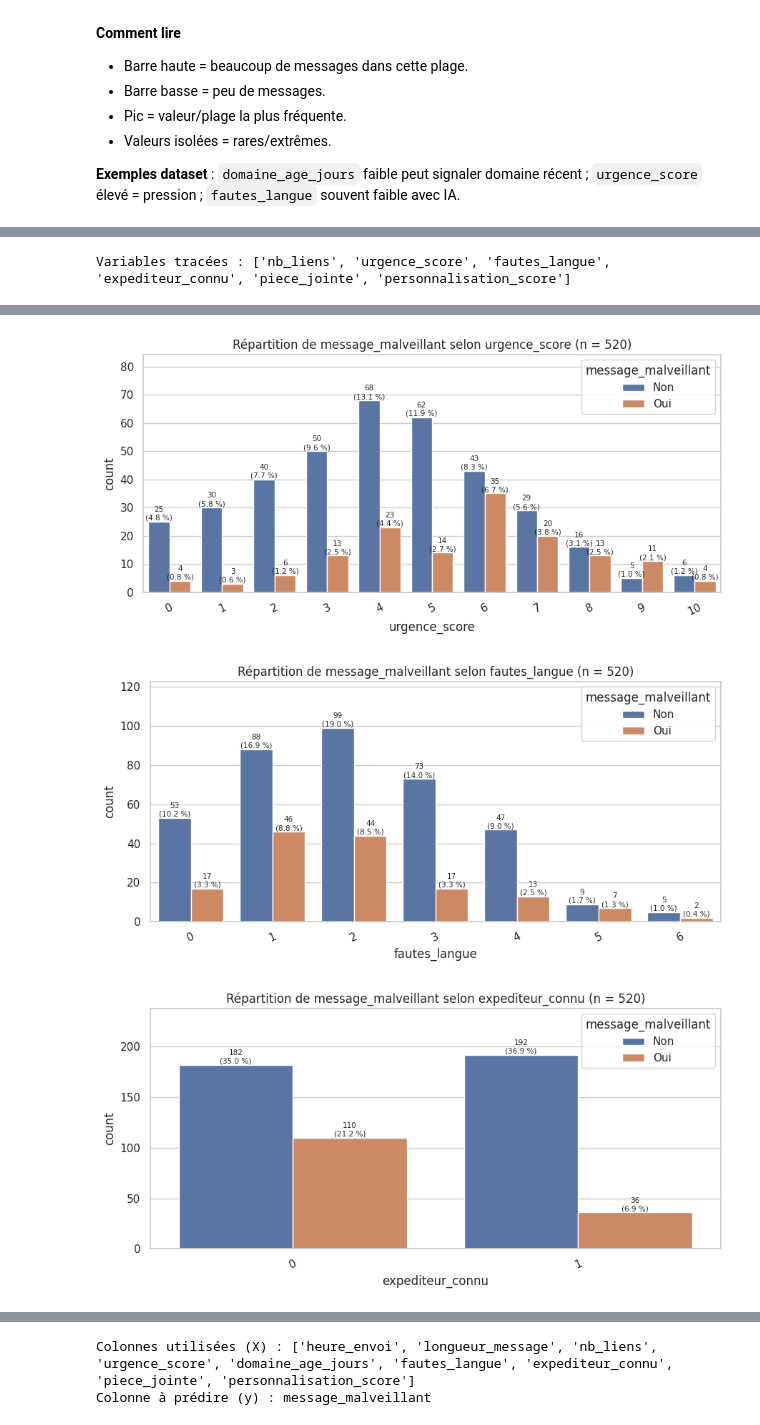
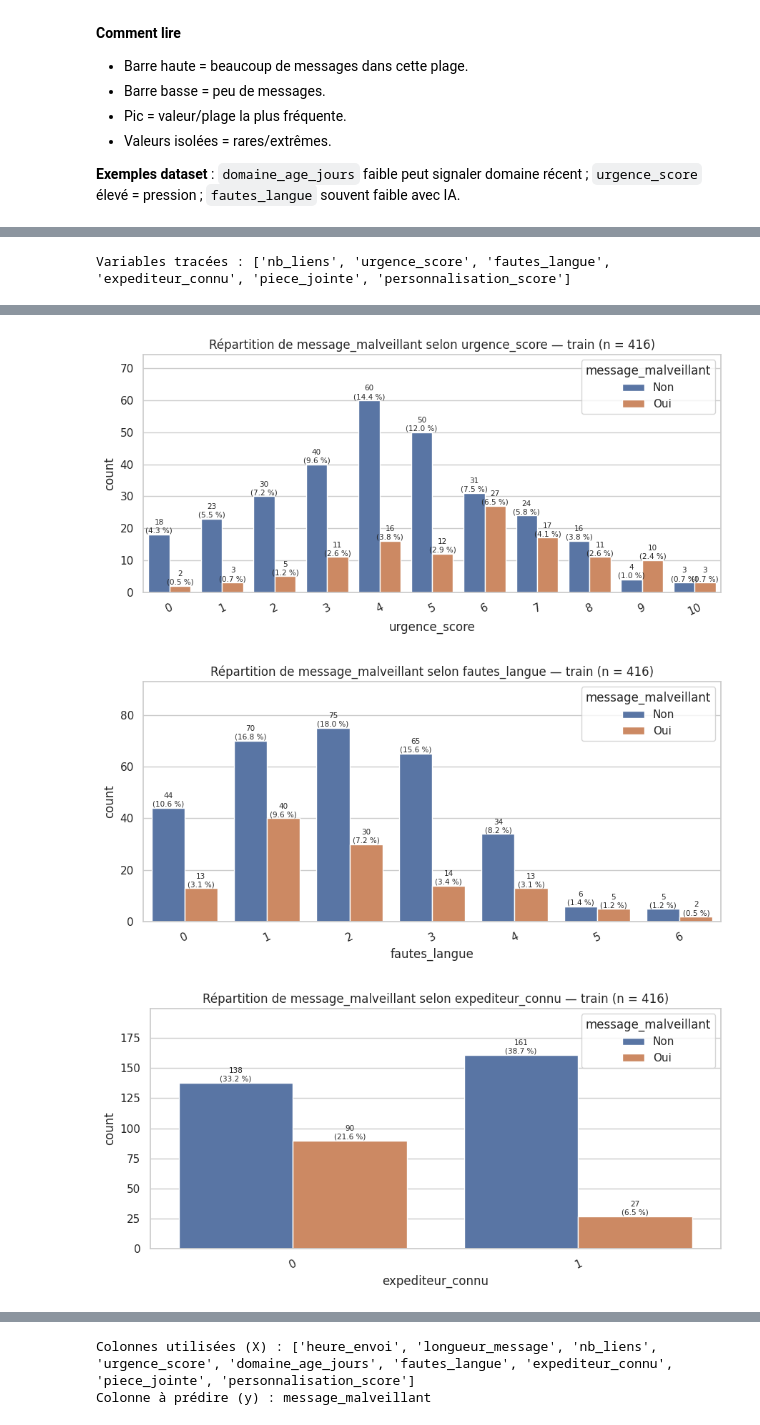
Before and after one commit to bennoomenfaker/app_phishing_ia, a Jupyter notebook: notebook_ML_IA_confiance_numerique.ipynb, the cells around one changed output, grey strips where cells are left out. Saved outputs shown, nothing was run; the diff lists cells and outputs as text; code cells hidden in the pictures.

```diff
--- a/notebook_ML_IA_confiance_numerique.ipynb
+++ b/notebook_ML_IA_confiance_numerique.ipynb
@@ -629,25 +528,3 @@ else:
 - **Fautes de langue** : aucune différence. C'est le résultat le plus intéressant pour un projet « IA et confiance numérique » : les faux messages écrits par une IA sont souvent sans fautes, donc la faute d'orthographe ne permet plus de détecter le phishing. C'est une explication possible ; il faudrait la confirmer avec la façon dont le dataset a été construit.
 
 **Conclusion** : aucune variable ne suffit seule, sauf peut-être l'âge du domaine. Classement : `domaine_age_jours > urgence_score > nb_liens > longueur_message > heure_envoi > fautes_langue`.
-# %%
-# Graphique 3 : relation entre variables numériques et cible
-# Boxplots + valeurs lisibles (effectif, médiane, moyenne) dans chaque graphique.
-if colonnes_num:
-    nb = min(len(colonnes_num), 6)
-    fig, axes = plt.subplots(nb, 1, figsize=(10, 4.2 * nb))
-    axes = np.array(axes).reshape(-1)
-    for ax, col in zip(axes, colonnes_num[:nb]):
-        sns.boxplot(data=df, x=TARGET, y=col, ax=ax, palette=['#4C78A8', '#E45756'])
-        lignes = []
-        for cls in df[TARGET].dropna().unique():
-            s = df.loc[df[TARGET] == cls, col].dropna()
-            if len(s):
-                lignes.append(f"{cls} : n = {len(s)} | médiane = {s.median():.1f} | moyenne = {s.mean():.1f}")
-        ax.text(0.01, 0.98, "\n".join(lignes), transform=ax.transAxes,
-                va="top", ha="left", fontsize=9,
-                bbox=dict(boxstyle="round,pad=0.3", facecolor="white", alpha=0.9))
-        ax.set_title(f"{col} selon {TARGET}")
-        ax.set_xlabel("")
-        ax.tick_params(axis="x", rotation=15)
-    plt.tight_layout()
-    plt.show()
@@ -656,25 +531,25 @@ if colonnes_num:
 # %%
-# Colonnes à ignorer (calendrier) et cible
+# Colonnes à ignorer (calendrier) et cible — graphiques sur le TRAIN seul
 IGNORER = [TARGET, "date", "semaine"]
 
 # 1) Catégorielles (texte)
-cols_cat = [c for c in df.select_dtypes(include=["object", "category", "bool"]).columns
+cols_cat = [c for c in df_train_eda.select_dtypes(include=["object", "category", "bool"]).columns
             if c not in IGNORER]
 
 # 2) Numériques discrètes (ex. 0/1, scores 0-10, petits compteurs)
-cols_discretes = [c for c in df.select_dtypes(include="number").columns
-                  if c not in IGNORER and df[c].nunique(dropna=True) <= 15]
+cols_discretes = [c for c in df_train_eda.select_dtypes(include="number").columns
+                  if c not in IGNORER and df_train_eda[c].nunique(dropna=True) <= 15]
 
-cols_a_tracer = [c for c in cols_cat + cols_discretes if df[c].nunique(dropna=True) <= 15]
+cols_a_tracer = [c for c in cols_cat + cols_discretes if df_train_eda[c].nunique(dropna=True) <= 15]
 print("Variables tracées :", cols_a_tracer)
 
 if not cols_a_tracer:
     print("Aucune variable catégorielle ou discrète à tracer.")
 
-total = len(df)
+total = len(df_train_eda)
 for col in cols_a_tracer:
     fig, ax = plt.subplots(figsize=(9, 4.5))
-    sns.countplot(data=df, x=col, hue=TARGET, ax=ax)
+    sns.countplot(data=df_train_eda, x=col, hue=TARGET, ax=ax)
     for p in ax.patches:
         h = p.get_height()
         if h and not np.isnan(h):
@@ -682,7 +557,7 @@ for col in cols_a_tracer:
                         (p.get_x() + p.get_width() / 2, h),
                         ha="center", va="bottom", fontsize=7.5)
     ax.set_ylim(0, ax.get_ylim()[1] * 1.18)
-    ax.set_title(f"Répartition de {TARGET} selon {col} (n = {total})")
+    ax.set_title(f"Répartition de {TARGET} selon {col} — train (n = {total})")
     ax.tick_params(axis="x", rotation=25)
     plt.tight_layout()
     plt.show()
@@ -692,3 +567,3 @@ Variables tracées : ['nb_liens', 'urgence_score', 'fautes_langue', 'expediteur_
-[figure, old version]
+[figure, new version]
-[figure, old version]
+[figure, new version]
-[figure, old version]
+[figure, new version]
```
Also changed, not shown: parts of 68 cells of this notebook, 35 other files.
